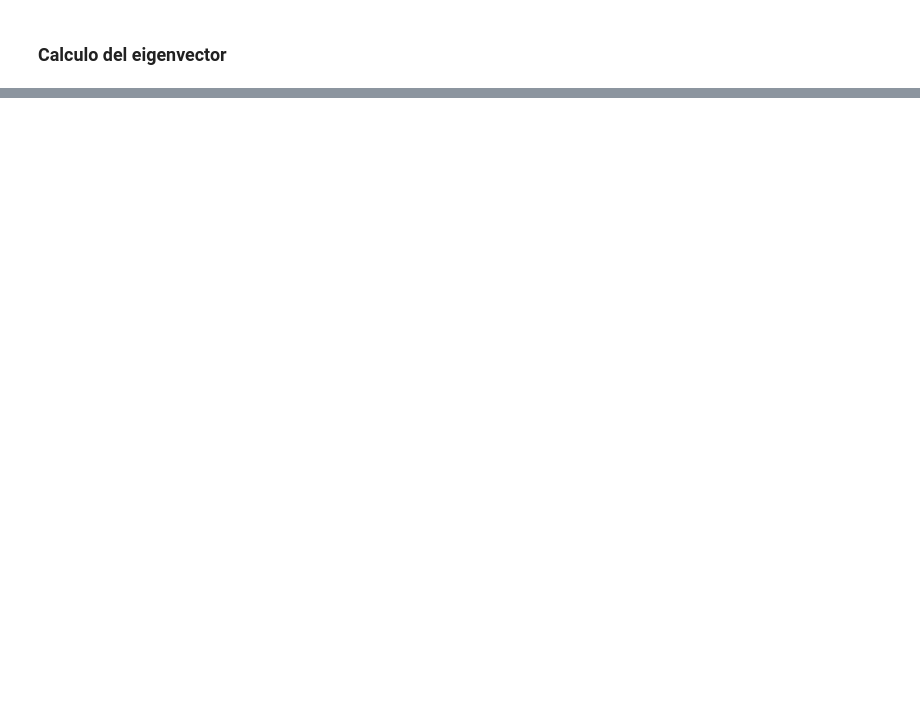
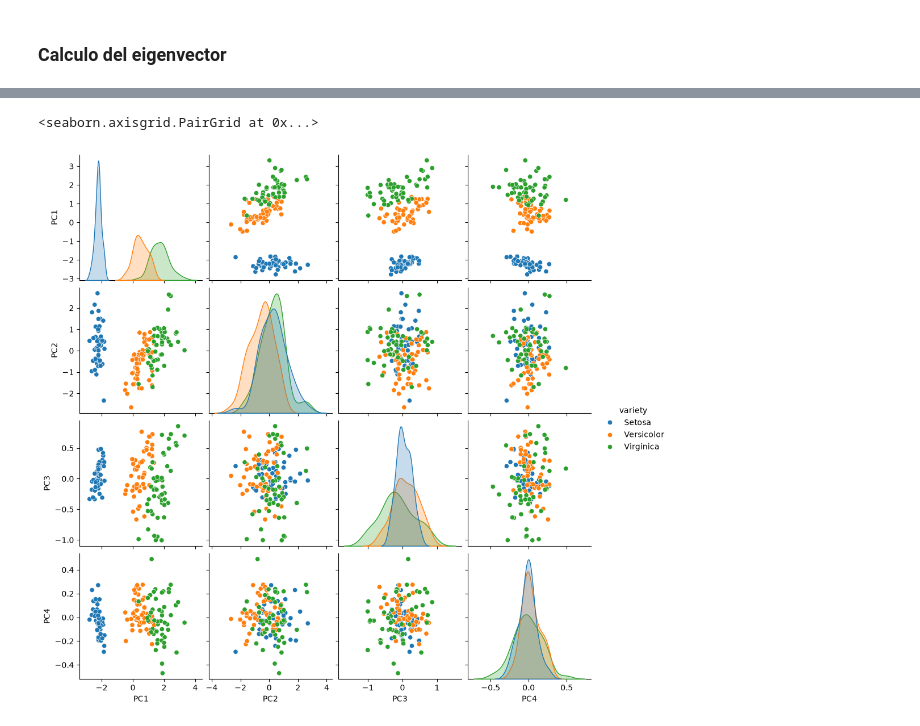
Before and after one commit to hhugoalonzo/PythonForDataScience, a Jupyter notebook: TareaM28-CD-HectorHugoAlonzoCortez.ipynb, the cells around one changed output, grey strips where cells are left out. Drawn from its saved outputs; the diff is of its cells as text; code cells hidden in the pictures; blank space fills up the shorter version.

```diff
--- a/TareaM28-CD-HectorHugoAlonzoCortez.ipynb
+++ b/TareaM28-CD-HectorHugoAlonzoCortez.ipynb
@@ -98,0 +77,5 @@ plt.show()
+# %%
+sns.pairplot(pca_df, hue='variety')
+# %% [output]
+<seaborn.axisgrid.PairGrid at 0x...>
+[figure, added]
```
Also changed, not shown: parts of 6 cells of this notebook, 4 other files.
